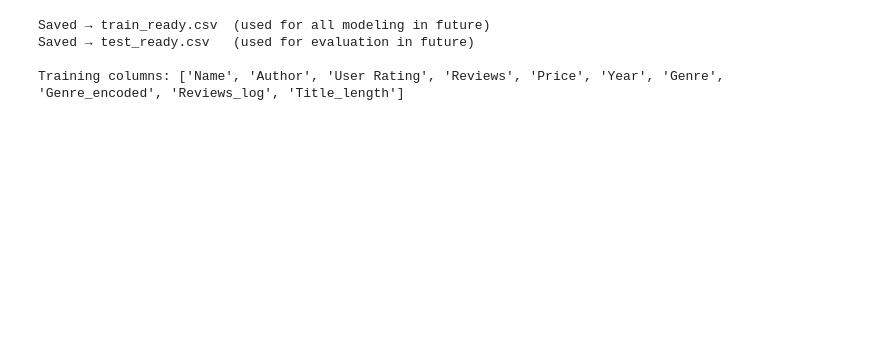
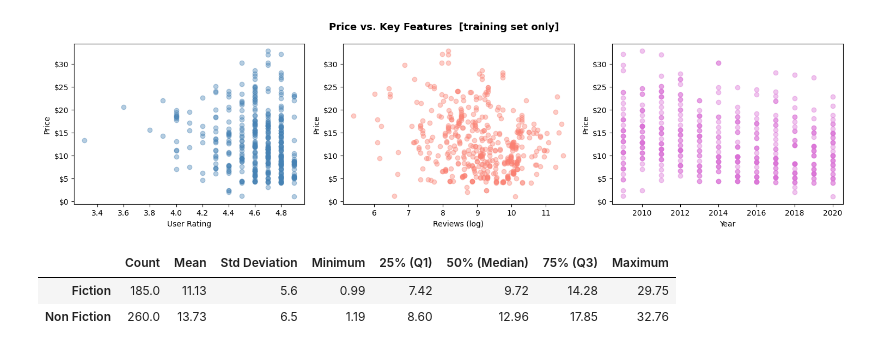
Before and after one commit to antonnoel/book-price-prediction, a Jupyter notebook: book-price-analysis-anton-bozoki.ipynb, the cells around one changed output. Drawn from its saved outputs; the diff is of its cells as text; code cells hidden in the pictures; blank space fills up the shorter version.

```diff
--- a/book-price-analysis-anton-bozoki.ipynb
+++ b/book-price-analysis-anton-bozoki.ipynb
@@ -269,12 +208,63 @@ plot_price_relationships(df_train)
 # %%
-df_train.to_csv("train_ready.csv", index=False)
-df_test.to_csv("test_ready.csv", index=False)
+def plot_price_relationships(df):
+    """
+    We do plots of price vs. user rating, reviews, and year,
+    plus a table comparing fiction vs. non-fiction pricing and some stastical tools.
+    Again, if the plots are noisy and the pricing mechanism is non-linear, a random forest model is more suitable for us.
 
-print("Saved → train_ready.csv  (used for all modeling in future)")
-print("Saved → test_ready.csv   (used for evaluation in future)")
-print(f"\nTraining columns: {list(df_train.columns)}")
+    """
+    dollar_fmt = ticker.FuncFormatter(lambda x, _: f"${x:.0f}") #the prices are in US dollar
+
+    fig, axes = plt.subplots(1, 3, figsize=(15, 4))
+    fig.suptitle("Price vs. Key Features  [training set only]",
+                 fontsize=13, fontweight="bold")
+
+    axes[0].scatter(df["User Rating"], df["Price"], alpha=0.4, color="steelblue")
+    axes[0].set_xlabel("User Rating")
+    axes[0].set_ylabel("Price")
+    axes[0].yaxis.set_major_formatter(dollar_fmt)
+
+    axes[1].scatter(df["Reviews_log"], df["Price"], alpha=0.4, color="salmon")
+    axes[1].set_xlabel("Reviews (log)")
+    axes[1].set_ylabel("Price")
+    axes[1].yaxis.set_major_formatter(dollar_fmt)
+
+    axes[2].scatter(df["Year"], df["Price"], alpha=0.4, color="orchid")
+    axes[2].set_xlabel("Year")
+    axes[2].set_ylabel("Price")
+    axes[2].yaxis.set_major_formatter(dollar_fmt)
+
+    plt.tight_layout()
+    plt.savefig("scatter_price.png", dpi=150)
+    plt.show()
+
+    prices_fiction    = df[df["Genre"] == "Fiction"]["Price"]
+    prices_nonfiction = df[df["Genre"] == "Non Fiction"]["Price"]
+
+    # define a helper function to calculate all the values
+    def calculate_manual_stats(price_data):
+        return {
+            "Count": price_data.count(),
+            "Mean": round(price_data.mean(), 2),
+            "Std Deviation": round(price_data.std(), 2),
+            "Minimum": price_data.min(),
+            "25% (Q1)": price_data.quantile(0.25),
+            "50% (Median)": price_data.median(),
+            "75% (Q3)": price_data.quantile(0.75),
+            "Maximum": price_data.max()
+        }
+    genre_stats = {
+        "Fiction": calculate_manual_stats(prices_fiction),
+        "Non Fiction": calculate_manual_stats(prices_nonfiction)
+    }
+
+    # put the results into a table
+    stats_table = pd.DataFrame(genre_stats).T
+    display(stats_table)
+
+plot_price_relationships(df_train)
 # %% [output]
-Saved → train_ready.csv  (used for all modeling in future)
-Saved → test_ready.csv   (used for evaluation in future)
-
-Training columns: ['Name', 'Author', 'User Rating', 'Reviews', 'Price', 'Year', 'Genre', 'Genre_encoded', 'Reviews_log', 'Title_length']
+[figure, added]
+|  | Count | Mean | Std Deviation | Minimum | 25% (Q1) | 50% (Median) | 75% (Q3) | Maximum |
+| Fiction | 185.0 | 11.13 | 5.6 | 0.99 | 7.42 | 9.72 | 14.28 | 29.75 |
+| Non Fiction | 260.0 | 13.73 | 6.5 | 1.19 | 8.60 | 12.96 | 17.85 | 32.76 |
```
Also changed, not shown: parts of 14 cells of this notebook, 8 other files.
